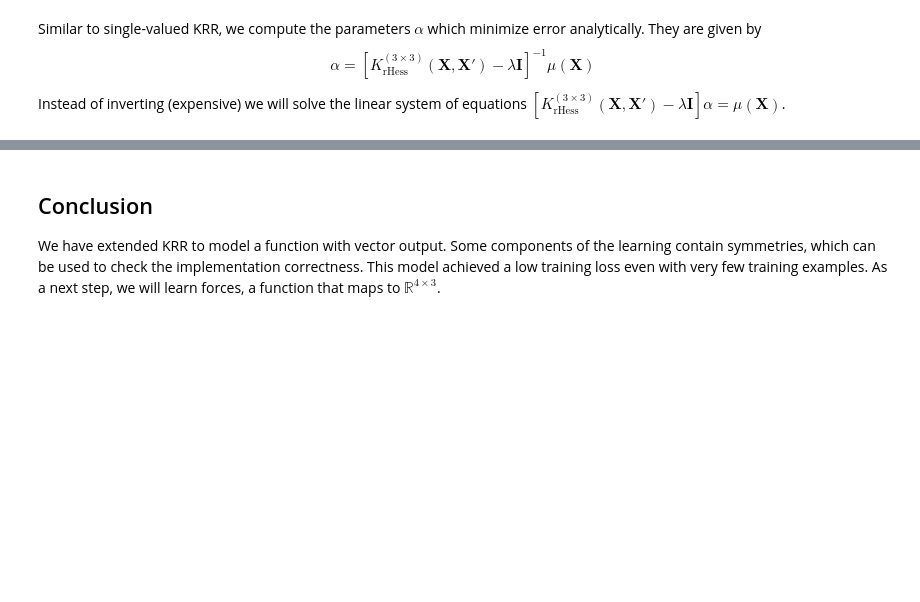
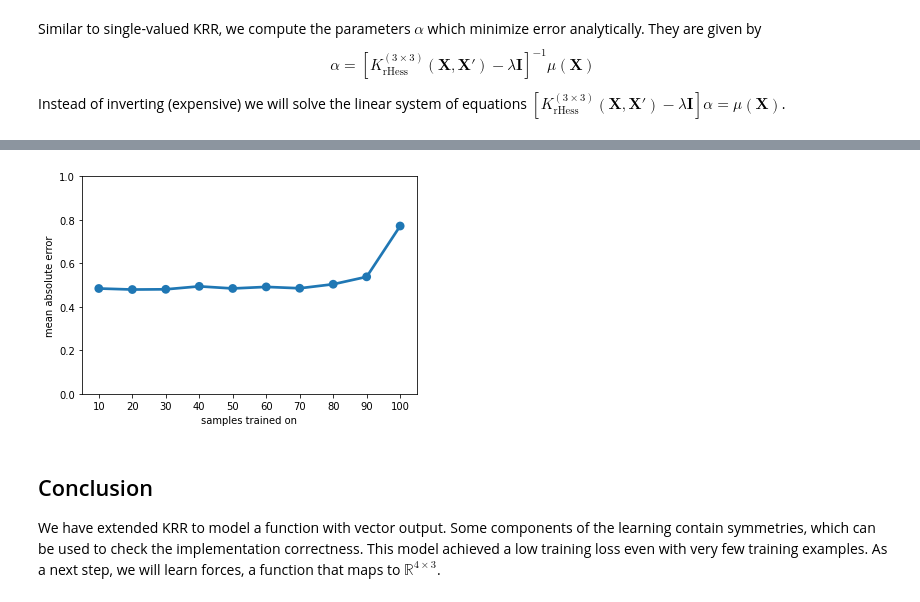
Before and after one commit to boc0/gdml, a Jupyter notebook: dipole.ipynb, the cells around one changed output, grey strips where cells are left out. Drawn from its saved outputs; the diff is of its cells as text; code cells hidden in the pictures; blank space fills up the shorter version.

Commit message:
add grid search

```diff
--- a/dipole.ipynb
+++ b/dipole.ipynb
@@ -178,0 +183,27 @@ DeviceArray(-8.010721, dtype=float32)
+# %%
+from sklearn.model_selection import GridSearchCV
+
+
+sigma_choices = list(np.linspace(0.25, 2, 8))
+lambda_choices = [1e-5]
+parameters = {'sigma': sigma_choices}
+data_subset_sizes = np.linspace(10, 100, 10, dtype=int)
+test = slice(20000, 20100)
+errors = []
+
+for size in data_subset_sizes:
+    start = time()
+    print(f'size: {size}')
+
+    cross_validation = GridSearchCV(VectorValuedKRR(), parameters)
+    cross_validation.fit(X[:size], y[:size])
+    results = cross_validation.cv_results_
+    best = np.argmin(results['rank_test_score'])
+    best_params = results['params'][best]
+    print(f'best params: {best_params}')
+    best_model = VectorValuedKRR(lamb=1e-5, **best_params)
+    best_model.fit(X[:size], y[:size])
+    best_test_error = -best_model.score(X[test], y[test]).item()
+    best_model.save()
+    print(f'best test error: {best_test_error}')
+    errors.append(best_test_error)
@@ -179,3 +229,15 @@ DeviceArray(-8.010721, dtype=float32)
+# %%
+import pandas as pd
+import matplotlib.pyplot as plt
+import seaborn as sns
+
+data = pd.DataFrame({'samples trained on': data_subset_sizes, 'mean absolute error': errors})
+ax = sns.pointplot(x='samples trained on', y='mean absolute error', data=data, s=100)
+ax.set(ylim=(0, 1))
+plt.savefig('learning_curve.png')
+plt.show()
+# %% [output]
+[figure, added]
 # %% [markdown]
 ## Conclusion
 
```
Also changed, not shown: parts of 8 cells of this notebook.
